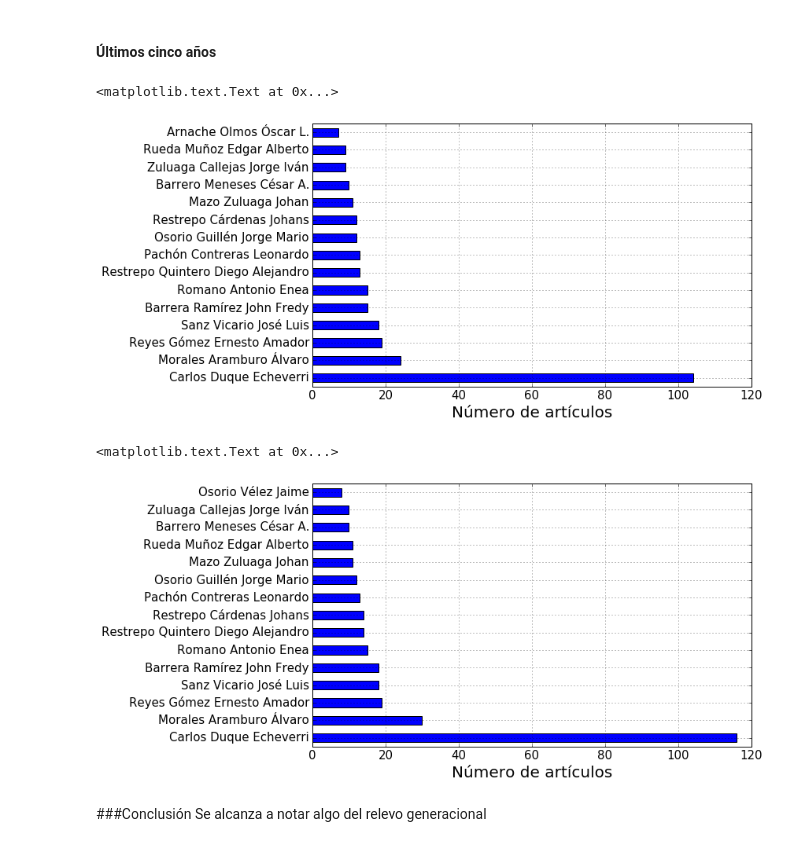
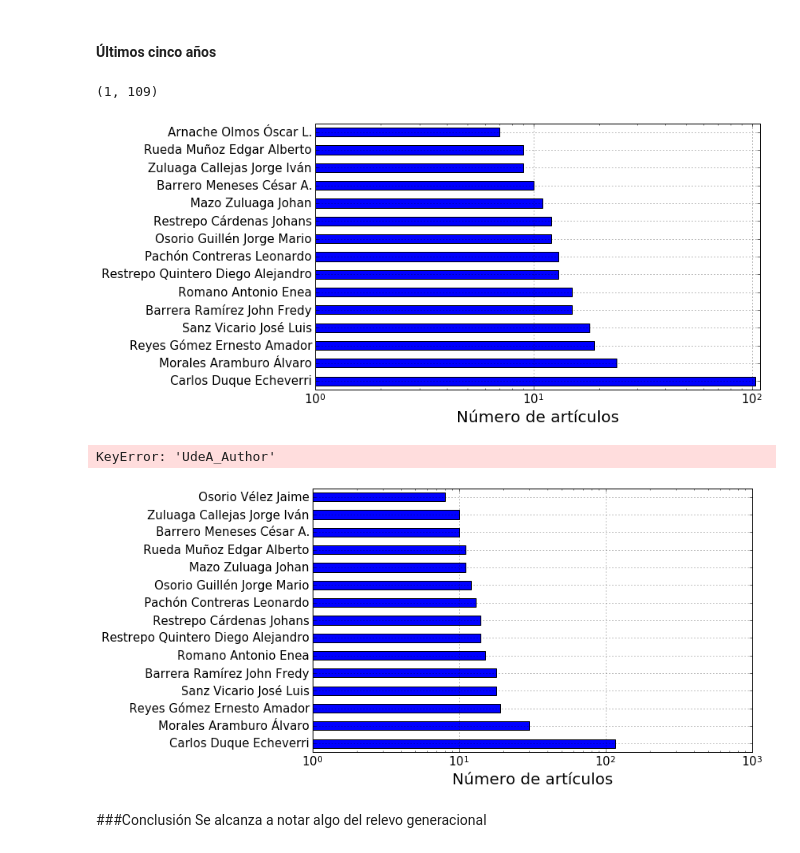
Before and after one commit to restrepo/indicadores, a Jupyter notebook: Indicadores-articulos.ipynb, the cells around one changed output. Cells and saved outputs as stored; diff of their text form; code cells hidden in the pictures.

```diff
--- a/Indicadores-articulos.ipynb
+++ b/Indicadores-articulos.ipynb
@@ -236,6 +236,8 @@ i=df[df.Publication.str.lower().str.contains('nature')].index[0]
 df.Group.ix[i]='GFAM: Grupo de Física Atómica y Molecular'
 df['Institution Authors'].ix[i]='Sanz Vicario José Luis'
 df['Impact Factor'].ix[i]='41,456'
+df['ISSN'].ix[i]='0028-0836'
+df['Colciencias Clasification'].ix[i]='A1'
 # %%
 df['Institution Authors']=df['Institution Authors'].fillna('NN')\
 .str.replace('Mora Ramos Miguel; ','')
@@ -838,15 +851,19 @@ plt.xlabel(u'Número de artículos',size=20)
 # %%
 publicadas5['First_UdeA_Author'].value_counts()[:15].plot(kind='barh', rot=0, grid=True)#
 plt.xlabel(u'Número de artículos',size=20)
+plt.xscale('log')
+plt.xlim(1,publicadas5['First_UdeA_Author'].value_counts().max()+5)
 # %% [output]
-<matplotlib.text.Text at 0x...>
+(1, 109)
-[figure, old version]
+[figure, new version]
 # %%
 publifull5['UdeA_Author'].value_counts()[:15].plot(kind='barh', rot=0, grid=True)
 plt.xlabel(u'Número de artículos',size=20)
+plt.xscale('log')
+plt.xlim(1,publicadas5['UdeA_Author'].value_counts().max()+5)
 # %% [output]
-<matplotlib.text.Text at 0x...>
+KeyError: 'UdeA_Author'
-[figure, old version]
+[figure, new version]
 # %% [markdown]
 ###Conclusión
 Se alcanza a notar algo del relevo generacional
```
Also changed, not shown: parts of 18 cells of this notebook, 2 other files.
